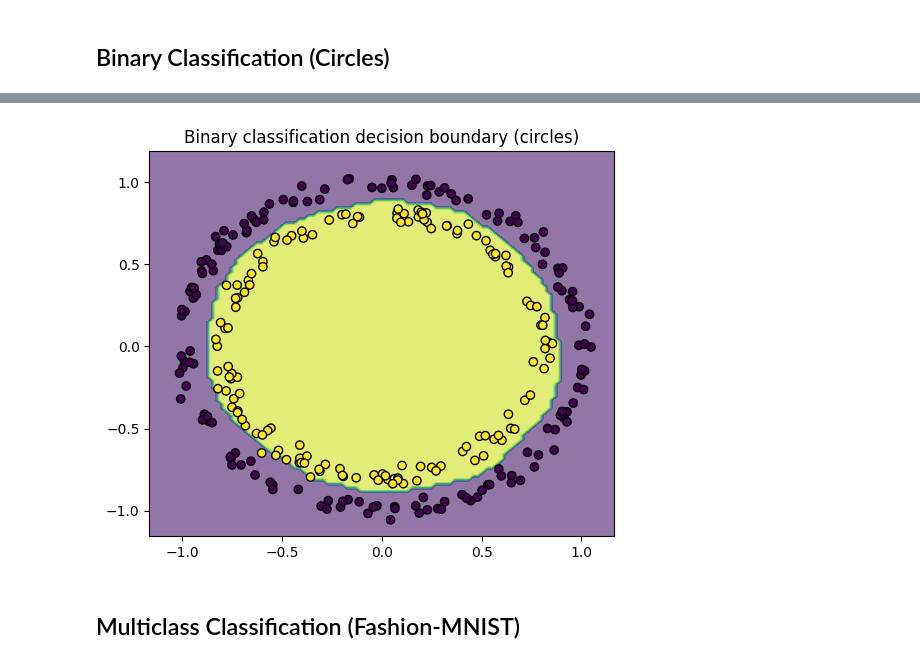
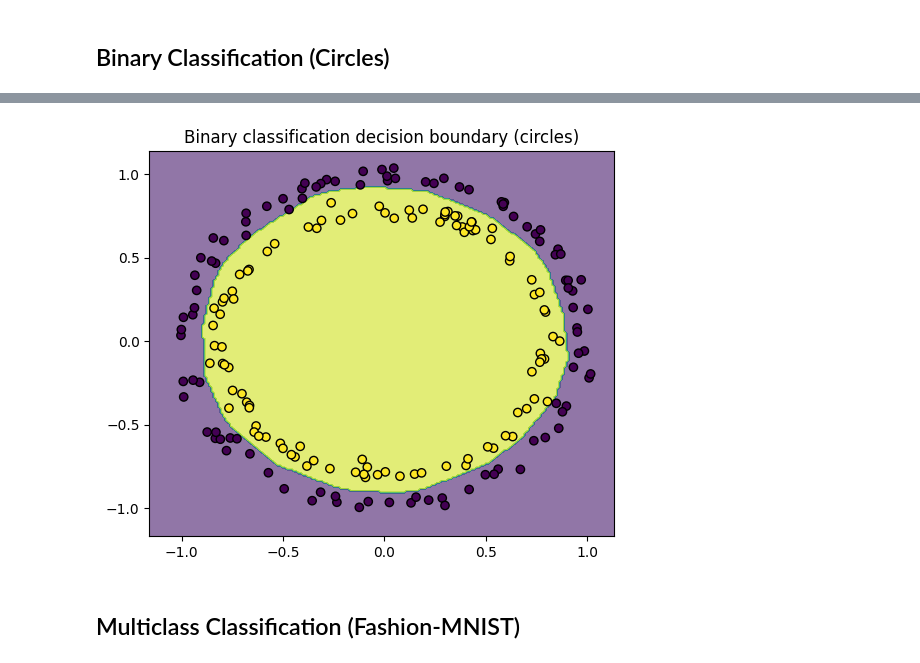
Before and after one commit to abdul-wazed/Implementing-IoT-Pipeline-Wazed, a Jupyter notebook: ML_Task/Applied_DL_TF_Part 1-2.ipynb, the cells around one changed output, grey strips where cells are left out. Drawn from its saved outputs; the diff is of its cells as text; code cells hidden in the pictures.

```diff
--- a/ML_Task/Applied_DL_TF_Part 1-2.ipynb
+++ b/ML_Task/Applied_DL_TF_Part 1-2.ipynb
@@ -161,24 +161,19 @@ Test MAE: 16.30008316040039
 # %% [markdown]
 ## Binary Classification (Circles)
 # %%
-import numpy as np
-import matplotlib.pyplot as plt
-import tensorflow as tf
 from sklearn.datasets import make_circles
 from sklearn.model_selection import train_test_split
 
-# Data
-Xc, yc = make_circles(n_samples=1500, noise=0.03, random_state=42)
+# Binary classification on circles
+Xc, yc = make_circles(n_samples=1000, noise=0.03, random_state=42)
 X_train, X_test, y_train, y_test = train_test_split(Xc, yc, test_size=0.2, random_state=42)
 
-# Model
 circle_model = tf.keras.Sequential([
     tf.keras.layers.Input(shape=(2,)),
     tf.keras.layers.Dense(16, activation="relu"),
     tf.keras.layers.Dense(16, activation="relu"),
     tf.keras.layers.Dense(1, activation="sigmoid")
 ])
-# Compile
 
 circle_model.compile(
     loss="binary_crossentropy",
@@ -186,24 +181,20 @@ circle_model.compile(
     metrics=["accuracy"]
 )
 
-# Train (set verbose=1 to see progress)
-circle_model.fit(X_train, y_train, epochs=25, verbose=1)
-
-# Evaluate
+circle_model.fit(X_train, y_train, epochs=25, verbose=0)
 loss, acc = circle_model.evaluate(X_test, y_test, verbose=0)
 print(f"Circles test accuracy: {acc:.3f}")
 
-# Decision boundary
 xx, yy = np.meshgrid(
-    np.linspace(Xc[:, 0].min() - 0.1, Xc[:, 0].max() + 0.1, 100),
-    np.linspace(Xc[:, 1].min() - 0.1, Xc[:, 1].max() + 0.1, 100),
+    np.linspace(Xc[:,0].min()-0.1, Xc[:,0].max()+0.1, 200),
+    np.linspace(Xc[:,1].min()-0.1, Xc[:,1].max()+0.1, 200)
 )
 grid = np.c_[xx.ravel(), yy.ravel()]
 probs = circle_model.predict(grid, verbose=0).reshape(xx.shape)
 
-plt.figure(figsize=(6, 5))
+plt.figure(figsize=(6,5))
 plt.contourf(xx, yy, (probs > 0.5).astype(int), alpha=0.6)
-plt.scatter(X_test[:, 0], X_test[:, 1], c=y_test, edgecolor="k")
+plt.scatter(X_test[:,0], X_test[:,1], c=y_test, edgecolor="k")
 plt.title("Binary classification decision boundary (circles)")
 plt.show()
 # %% [output]
@@ -227,4 +202,4 @@ Circles test accuracy: 0.990
-[figure, old version]
+[figure, new version]
 # %% [markdown]
 ## Multiclass Classification (Fashion-MNIST)
 # %%
```
Also changed, not shown: parts of 4 cells of this notebook.
